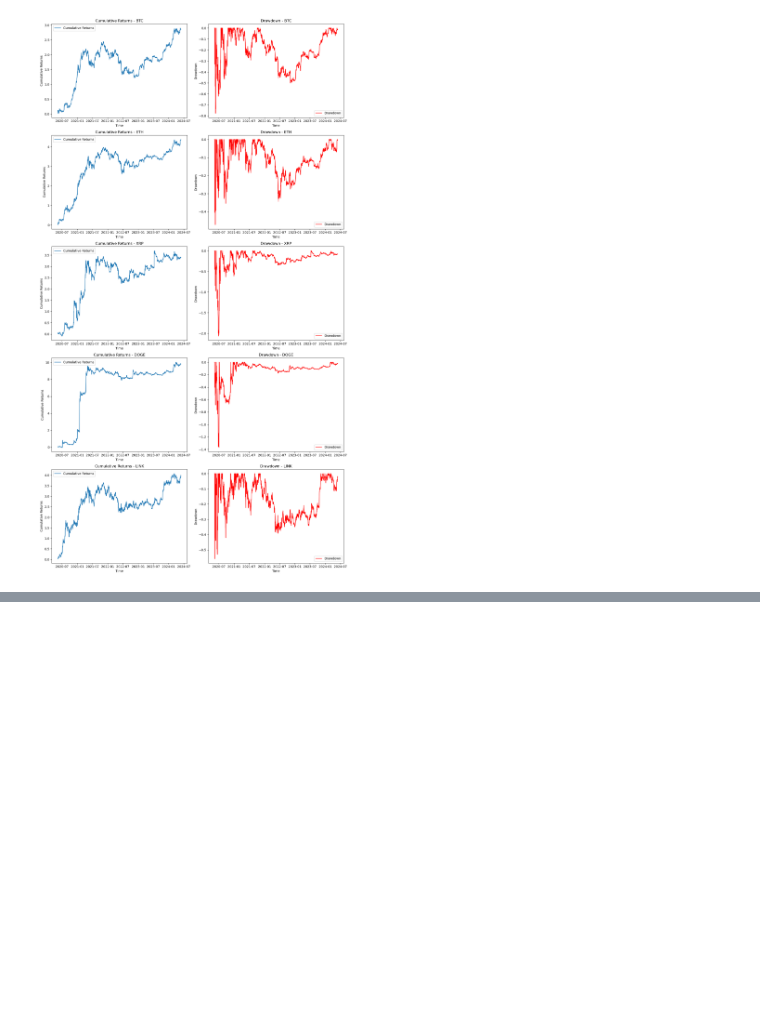
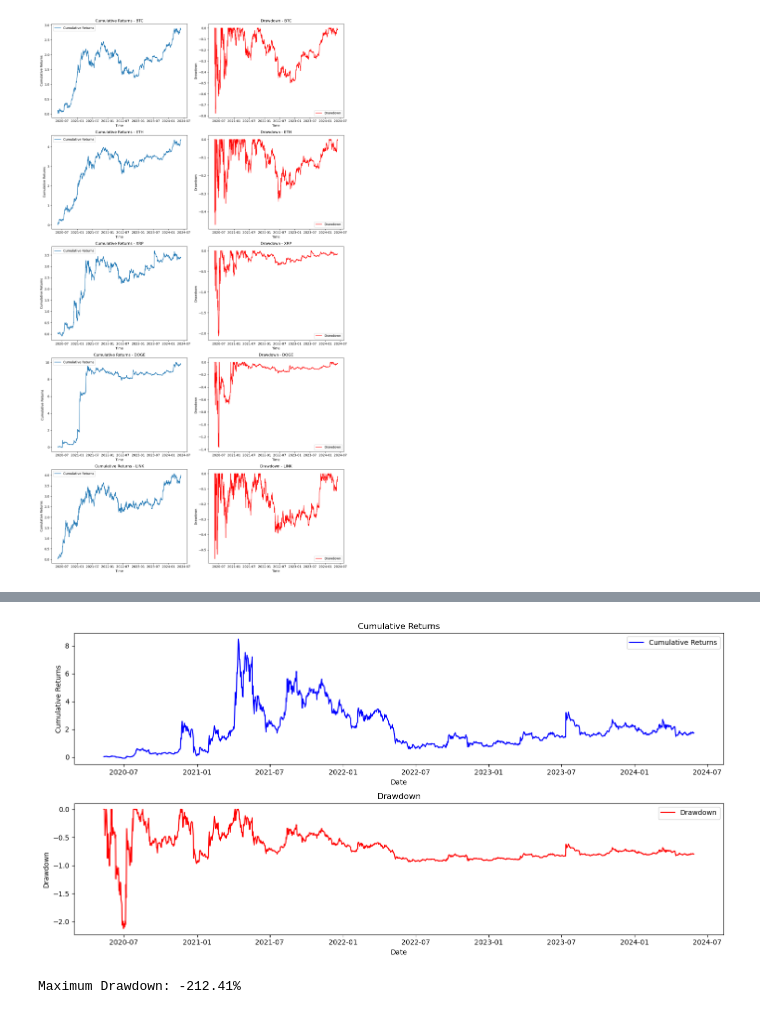
Before and after one commit to bamarasingam/meme_portfolio, a Jupyter notebook: medium/riskfolio_port-medium.ipynb, the cells around one changed output, grey strips where cells are left out. Saved outputs shown, nothing was run; the diff lists cells and outputs as text; code cells hidden in the pictures; blank space fills up the shorter version.

```diff
--- a/medium/riskfolio_port-medium.ipynb
+++ b/medium/riskfolio_port-medium.ipynb
@@ -257,0 +326,41 @@ returns
+# %%
+# Assuming returns is your dataframe with daily returns and 'XRP' is the column with daily returns
+returns_xrp = returns['XRP']
+
+# Calculate cumulative returns
+cumulative_returns = (1 + returns_xrp).cumprod() - 1
+
+# Calculate running maximum
+running_max = np.maximum.accumulate(cumulative_returns)
+running_max[running_max < 0] = 0
+
+# Calculate drawdowns
+drawdown = (cumulative_returns - running_max) / running_max
+
+# Calculate max drawdown
+max_drawdown = drawdown.min()
+
+# Plot cumulative returns
+plt.figure(figsize=(14, 7))
+plt.subplot(2, 1, 1)
+plt.plot(cumulative_returns, label='Cumulative Returns', color='blue')
+plt.title('Cumulative Returns')
+plt.xlabel('Date')
+plt.ylabel('Cumulative Returns')
+plt.legend()
+
+# Plot drawdowns
+plt.subplot(2, 1, 2)
+plt.plot(drawdown, label='Drawdown', color='red')
+plt.title('Drawdown')
+plt.xlabel('Date')
+plt.ylabel('Drawdown')
+plt.legend()
+
+plt.tight_layout()
+plt.show()
+
+print(f"Maximum Drawdown: {max_drawdown:.2%}")
+# %% [output]
+[figure, added]
+Maximum Drawdown: -212.41%
```
Also changed, not shown: parts of 6 cells of this notebook.
